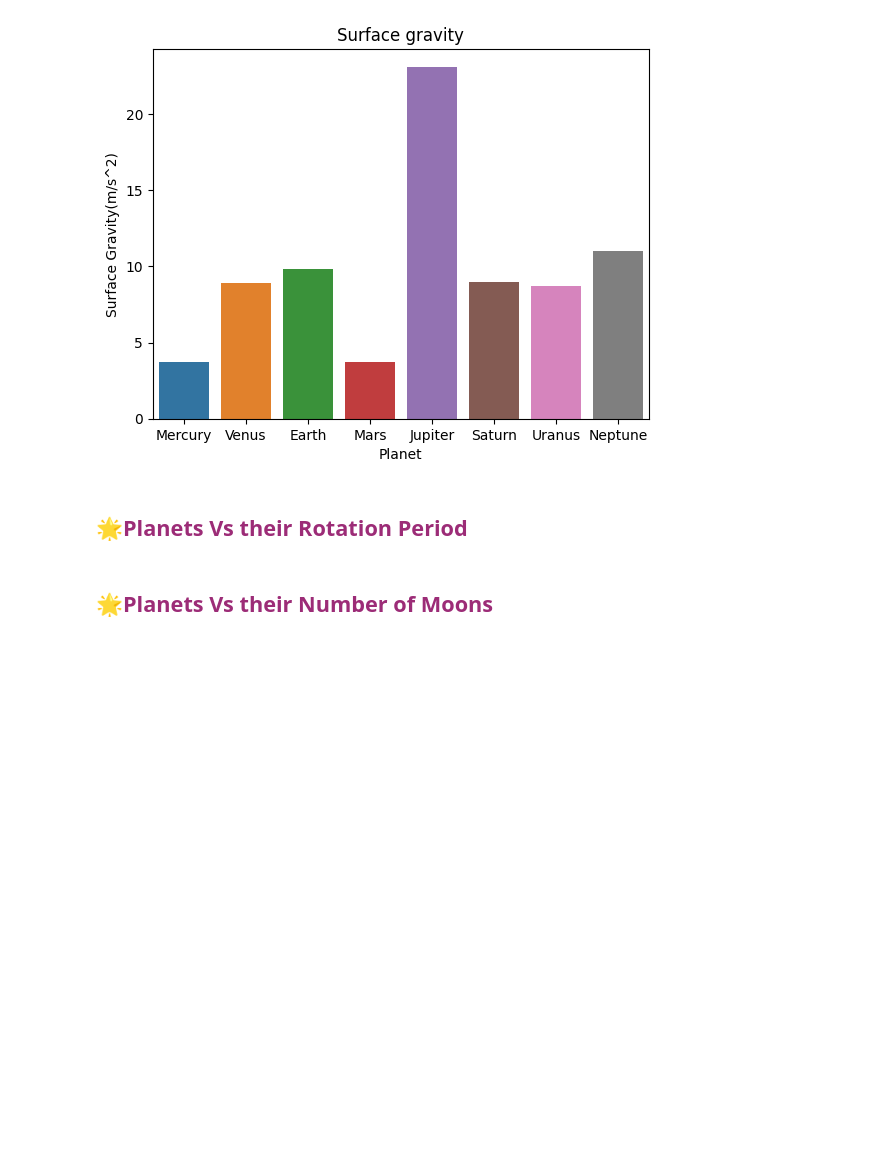
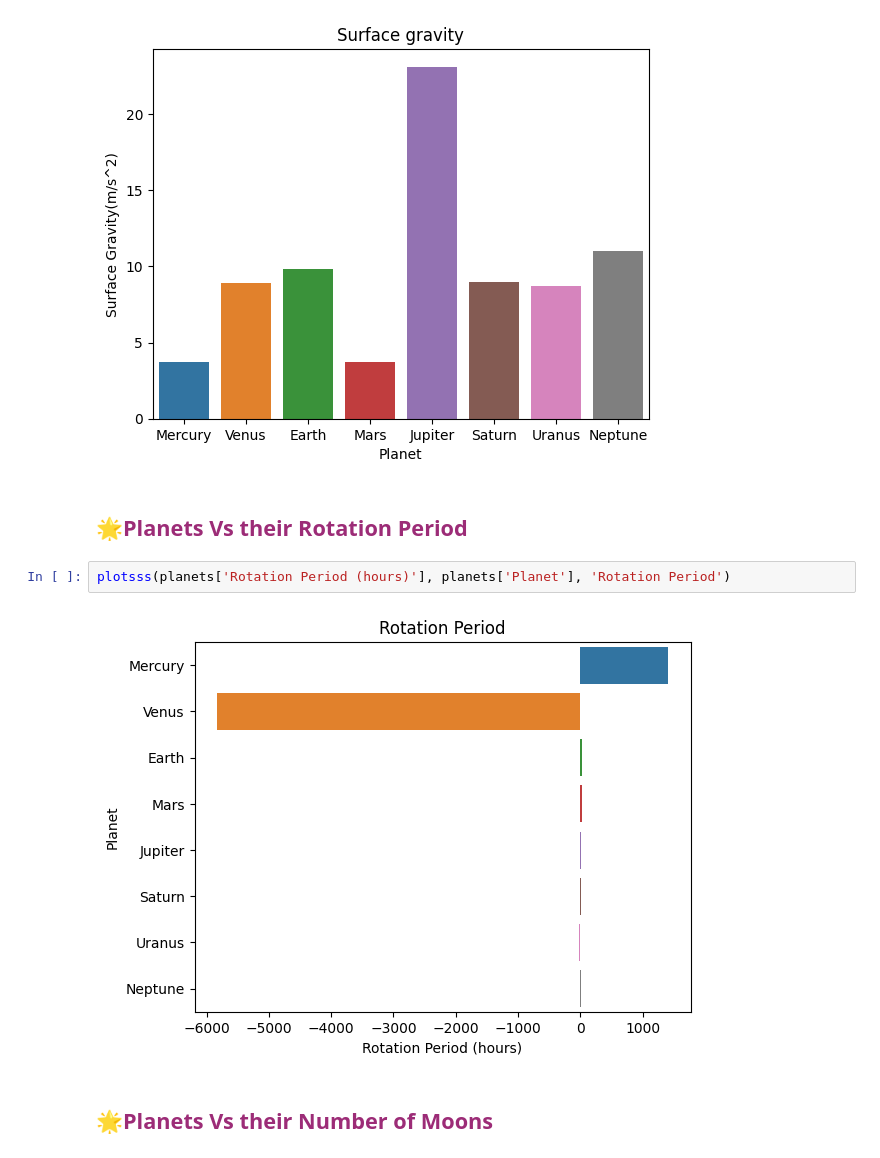
Before and after one commit to LuisMCota/upy3, a Jupyter notebook: Unit1/Pre-processing/Unit_1_Data_Preprocessing.ipynb, the cells around one changed output. Drawn from its saved outputs; the diff is of its cells as text; blank space fills up the shorter version.

```diff
--- a/Unit1/Pre-processing/Unit_1_Data_Preprocessing.ipynb
+++ b/Unit1/Pre-processing/Unit_1_Data_Preprocessing.ipynb
@@ -322,5 +321,9 @@ plotsss(planets['Planet'],planets['Surface Gravity(m/s^2)'], 'Surface gravity')
 [figure]
 # %% [markdown]
 ## **<span style="color:#9C2C77;">🌟Planets Vs their Rotation Period</span>**
+# %%
+plotsss(planets['Rotation Period (hours)'], planets['Planet'], 'Rotation Period')
+# %% [output]
+[figure, added]
 # %% [markdown]
 ## **<span style="color:#9C2C77;">🌟Planets Vs their Number of Moons</span>**
```
Also changed, not shown: parts of 10 cells of this notebook.
